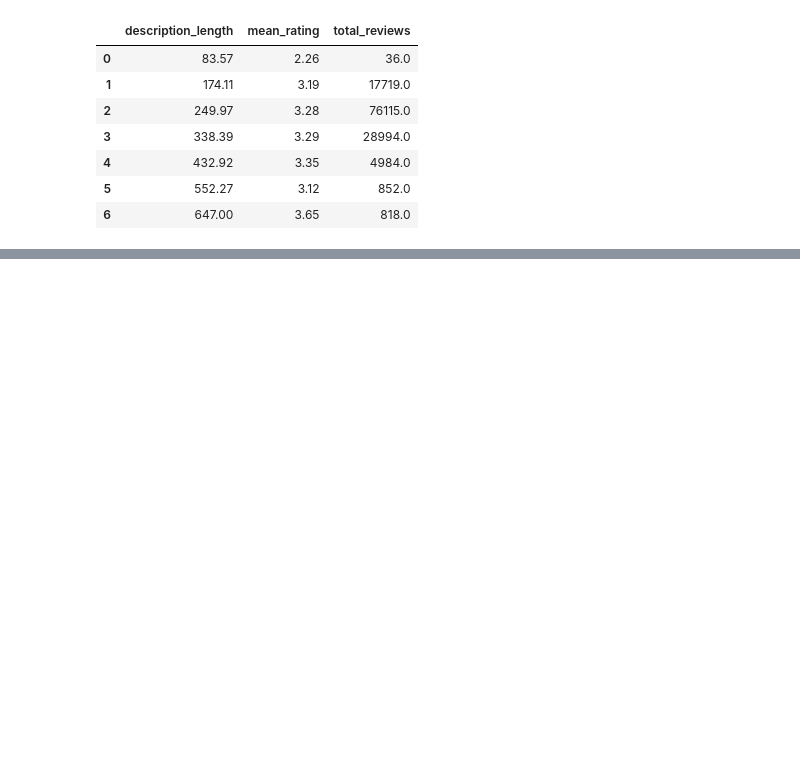
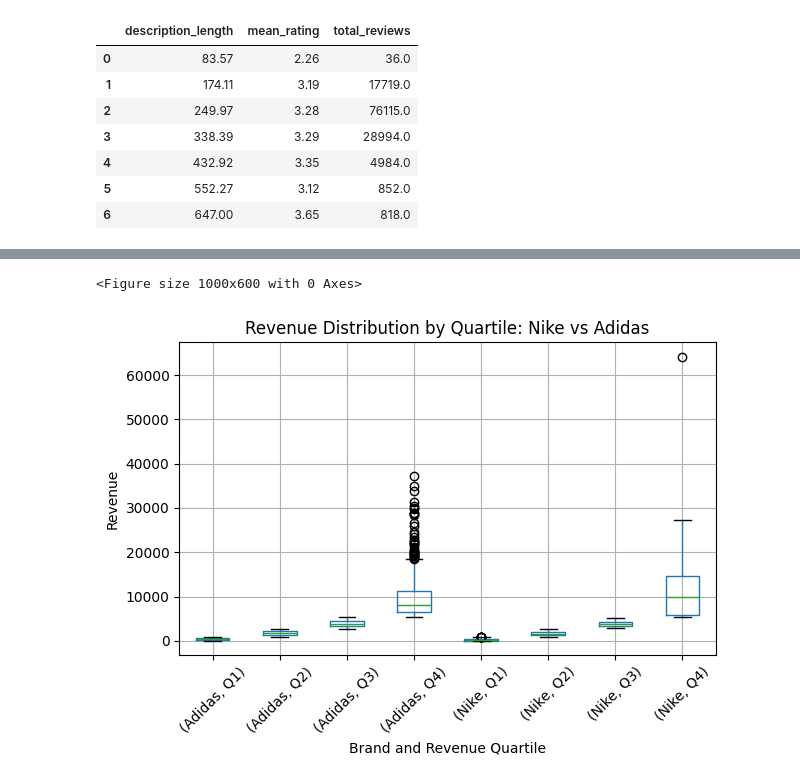
Before and after one commit to WillHDev/Nike_VS._Addidas, a Jupyter notebook: main.ipynb, the cells around one changed output, grey strips where cells are left out. Saved outputs shown, nothing was run; the diff lists cells and outputs as text; code cells hidden in the pictures; blank space fills up the shorter version.

```diff
--- a/main.ipynb
+++ b/main.ipynb
@@ -391,0 +434,29 @@ description_lengths
+# %%
+import pandas as pd
+import matplotlib.pyplot as plt
+
+# Create revenue quartiles
+df['revenue_quartile'] = pd.qcut(df['revenue'], 4, labels=['Q1','Q2','Q3','Q4'])
+
+# Filter Nike vs Adidas
+subset = df[df['brand'].isin(['Nike','Adidas'])]
+
+# Boxplot
+plt.figure(figsize=(10,6))
+
+subset.boxplot(
+    column='revenue',
+    by=['brand','revenue_quartile']
+)
+
+plt.title("Revenue Distribution by Quartile: Nike vs Adidas")
+plt.suptitle("")
+plt.xlabel("Brand and Revenue Quartile")
+plt.ylabel("Revenue")
+
+plt.xticks(rotation=45)
+plt.tight_layout()
+plt.show()
+# %% [output]
+<Figure size 1000x600 with 0 Axes>
+[figure, added]
```
Also changed, not shown: parts of 6 cells of this notebook.
